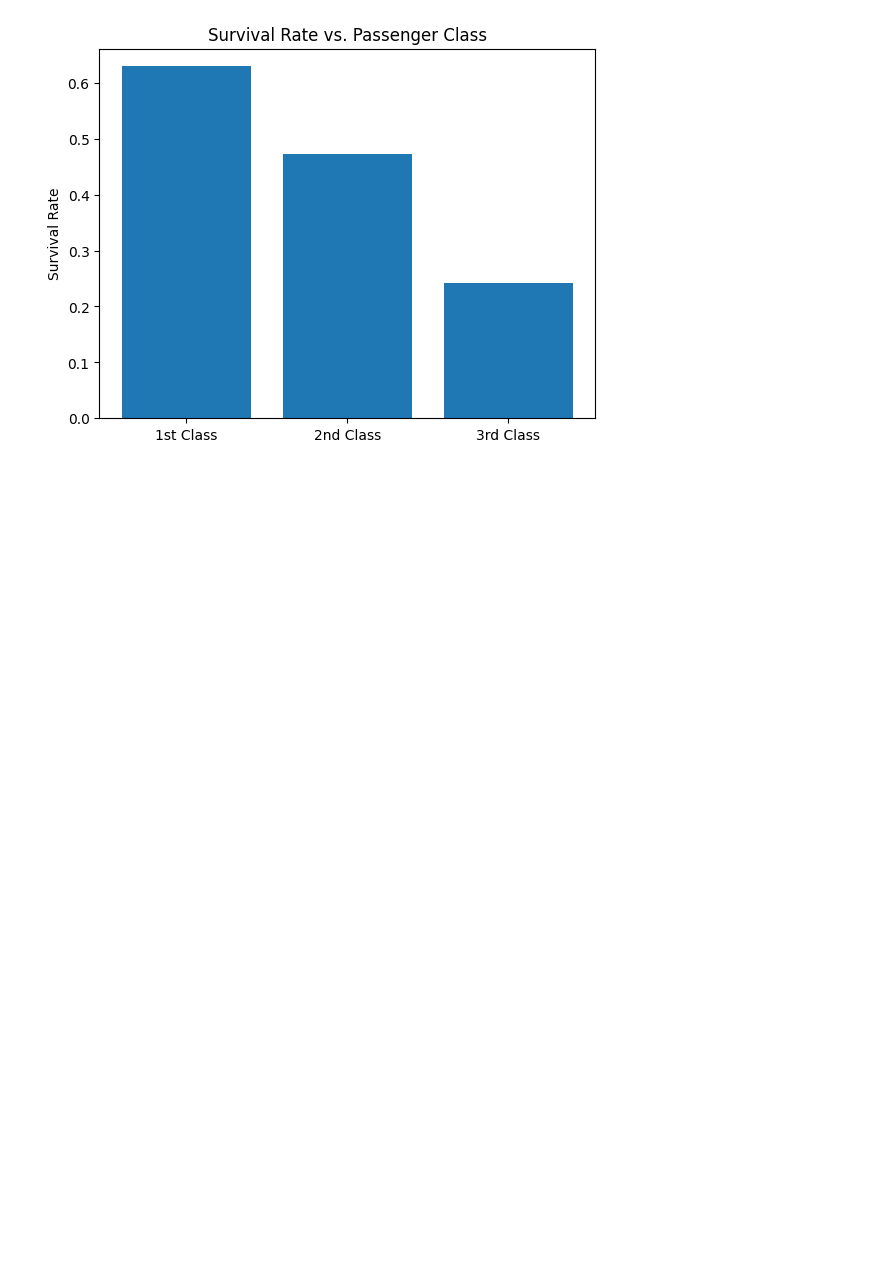
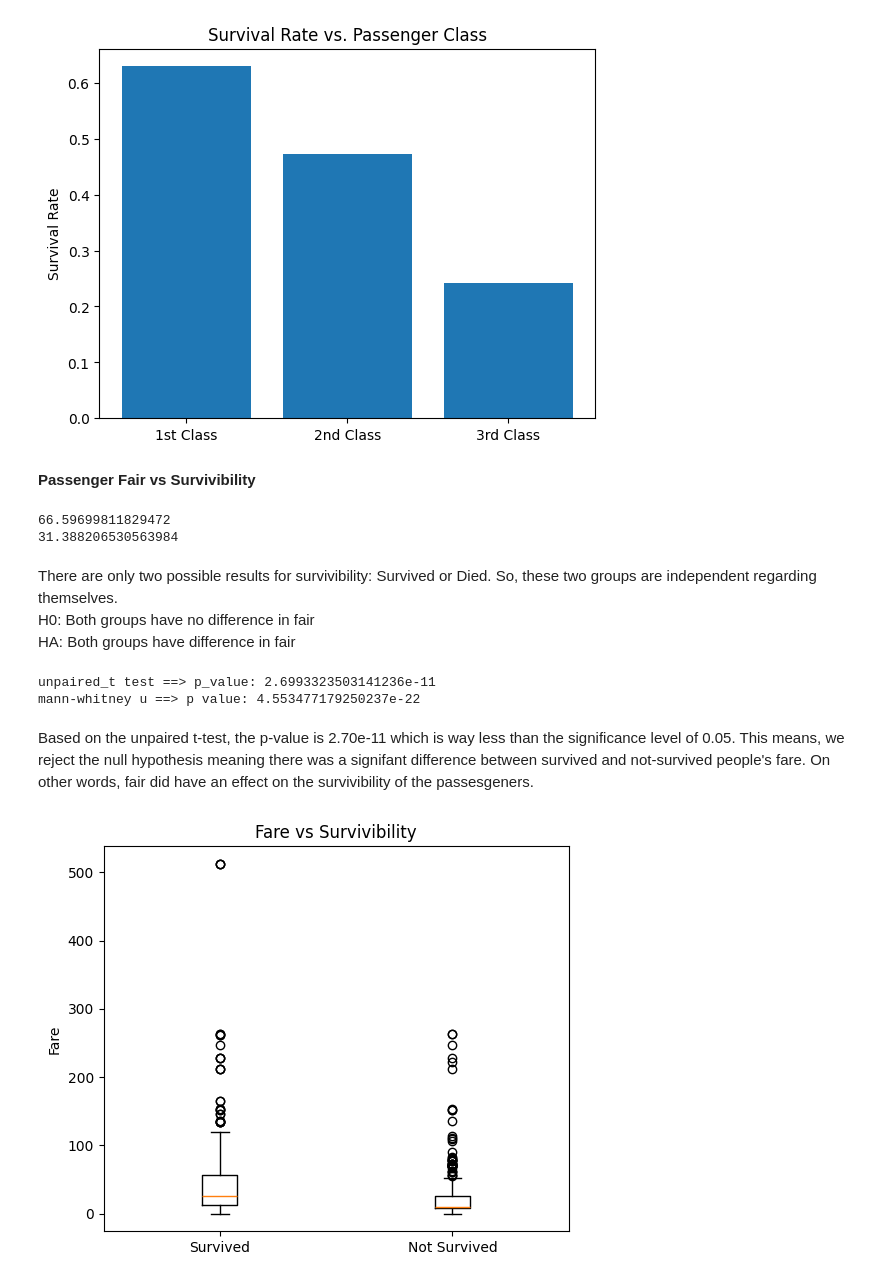
Before and after one commit to ashiqur0421/CMSC320_Group_Project, a Jupyter notebook: project.ipynb, the cells around one changed output. Drawn from its saved outputs; the diff is of its cells as text; code cells hidden in the pictures; blank space fills up the shorter version.

Commit message:
Added Fair vs Survivibility with unpaired t-test and mann-whitney u test and with a box plot

```diff
--- a/project.ipynb
+++ b/project.ipynb
@@ -66,3 +66,40 @@ plt.ylabel("Survival Rate")
 plt.show()
 # %% [output]
 [figure]
+# %% [markdown]
+**Passenger Fair vs Survivibility**
+# %%
+fare_survived = df[df['Survived'] == 1]['Fare']
+fare_died = df[df['Survived'] == 0]['Fare']
+# display(fare_died)
+# display(fare_survived)
+print(fare_survived.std())
+print(fare_died.std())
+# %% [output]
+66.59699811829472
+31.388206530563984
+# %% [markdown]
+There are only two possible results for survivibility: Survived or Died. So, these two groups are independent regarding themselves. <br>
+H0: Both groups have no difference in fair  <br>
+HA: Both groups have difference in fair
+# %%
+# unpaired t-test
+t_stat, p_value = stats.ttest_ind(fare_survived, fare_died, equal_var=False, alternative = 'two-sided')
+print("unpaired_t test ==> p_value:", p_value)
+
+# mann-whitney u test
+u, p_value = stats.mannwhitneyu(fare_survived, fare_died, alternative='two-sided')
+print("mann-whitney u ==> p value:", p_value)
+# %% [output]
+unpaired_t test ==> p_value: 2.6993323503141236e-11
+mann-whitney u ==> p value: 4.553477179250237e-22
+# %% [markdown]
+Based on the unpaired t-test, the p-value is 2.70e-11 which is way less than the significance level of 0.05. This means, we reject the null hypothesis meaning there was a signifant difference between survived and not-survived people's fare. On other words, fair did have an effect on the survivibility of the passesgeners.
+# %%
+plt.figure(figsize=(6, 5))
+plt.boxplot([fare_survived, fare_died], labels = ['Survived', 'Not Survived'])
+plt.title("Fare vs Survivibility")
+plt.ylabel("Fare")
+plt.show()
+# %% [output]
+[figure, added]
```
